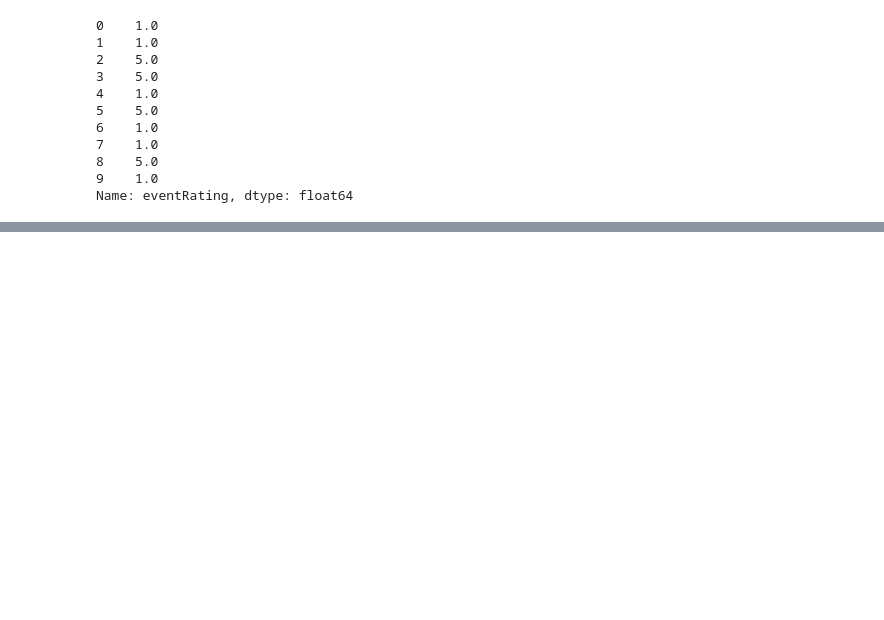
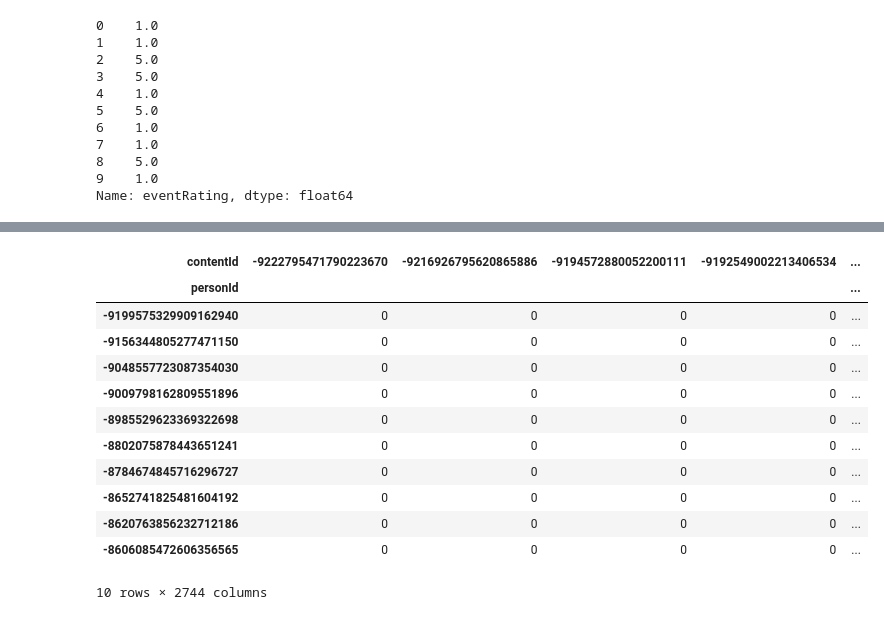
Before and after one commit to MK473203/NLP_project_35, a Jupyter notebook: project_1-3.ipynb, the cells around one changed output, grey strips where cells are left out. Saved outputs shown, nothing was run; the diff lists cells and outputs as text; code cells hidden in the pictures; blank space fills up the shorter version.

```diff
--- a/project_1-3.ipynb
+++ b/project_1-3.ipynb
@@ -138,2 +143,23 @@ number of of unique user/item interactions: 39754
+# %%
+user_ids = list(interactions_selected.index)
+mask = np.random.rand(len(interactions_selected)) < 0.8
+train_set = interactions_selected[mask]
+test_set = interactions_selected[~mask]
+
+test_set.head(10)
+# %% [output]
+| contentId | -9222795471790223670 | -9216926795620865886 | -9194572880052200111 | -9192549002213406534 | ... |
+| personId |  |  |  |  | ... |
+| -9199575329909162940 | 0 | 0 | 0 | 0 | ... |
+| -9156344805277471150 | 0 | 0 | 0 | 0 | ... |
+| -9048557723087354030 | 0 | 0 | 0 | 0 | ... |
+| -9009798162809551896 | 0 | 0 | 0 | 0 | ... |
+| -8985529623369322698 | 0 | 0 | 0 | 0 | ... |
+| -8802075878443651241 | 0 | 0 | 0 | 0 | ... |
+| -8784674845716296727 | 0 | 0 | 0 | 0 | ... |
+| -8652741825481604192 | 0 | 0 | 0 | 0 | ... |
+| -8620763856232712186 | 0 | 0 | 0 | 0 | ... |
+| -8606085472606356565 | 0 | 0 | 0 | 0 | ... |
+10 rows × 2744 columns
 # %%
 #indexing by personId
```
Also changed, not shown: parts of 8 cells of this notebook.
